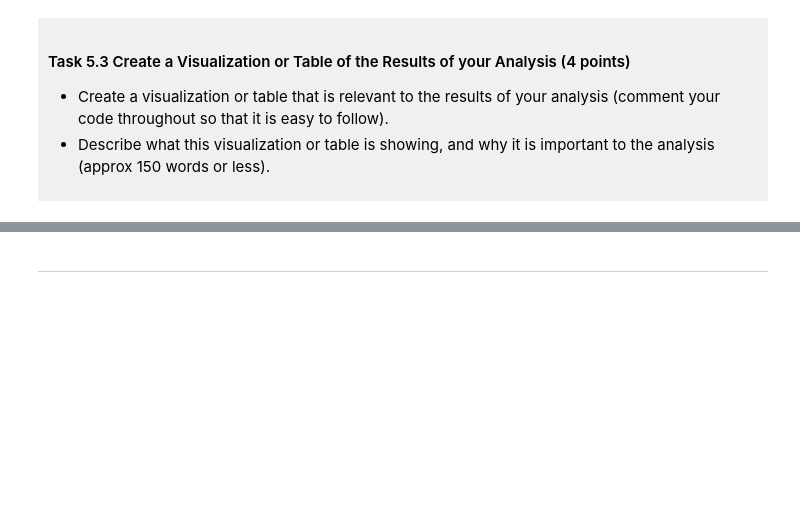
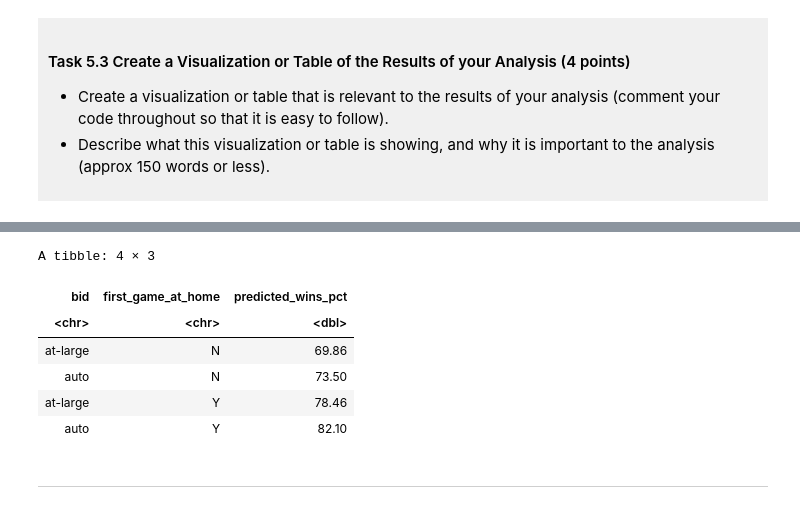
Before and after one commit to ZicZic1/dsci-100-project-Isaac-Mathers, a Jupyter notebook: dsci-100-project-notebook.ipynb, the cells around one changed output, grey strips where cells are left out. Saved outputs shown, nothing was run; the diff lists cells and outputs as text; code cells hidden in the pictures; blank space fills up the shorter version.

Commit message:
completed task 4.4, 5.2 and 5.3

```diff
--- a/dsci-100-project-notebook.ipynb
+++ b/dsci-100-project-notebook.ipynb
@@ -447,5 +535,23 @@ This is a *draft*, we require a commit at this stage but it does not need to be
 # %%
-### EDIT THIS CODE CELL ###
+# there are 4 possible predictor combinations, so a table of all combinations is needed
+prediction_grid <- tibble(bid = c("at-large", "auto", "at-large", "auto"),
+    first_game_at_home = c("N", "N", "Y", "Y"))
+# fitted regression table from task 5.2 is used to predict win %
+prediction_table <- madness_fit |>
+    predict(prediction_grid) |>
+    bind_cols(prediction_grid) |>
+    mutate(predicted_wins_pct = round(.pred, 2)) |>
+    select(bid, first_game_at_home, predicted_wins_pct)
+
+prediction_table
+# %% [output]
+A tibble: 4 × 3
+| bid | first_game_at_home | predicted_wins_pct |
+| <chr> | <chr> | <dbl> |
+| at-large | N | 69.86 |
+| auto | N | 73.50 |
+| at-large | Y | 78.46 |
+| auto | Y | 82.10 |
 # %% [markdown]
 -----
 # %% [markdown]
```
Also changed, not shown: parts of 5 cells of this notebook.
